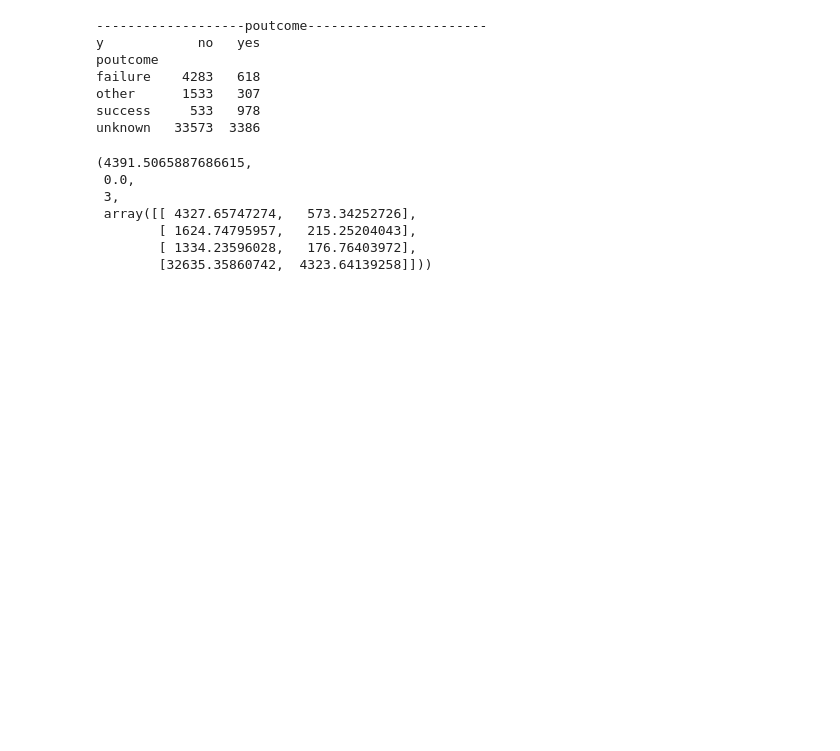
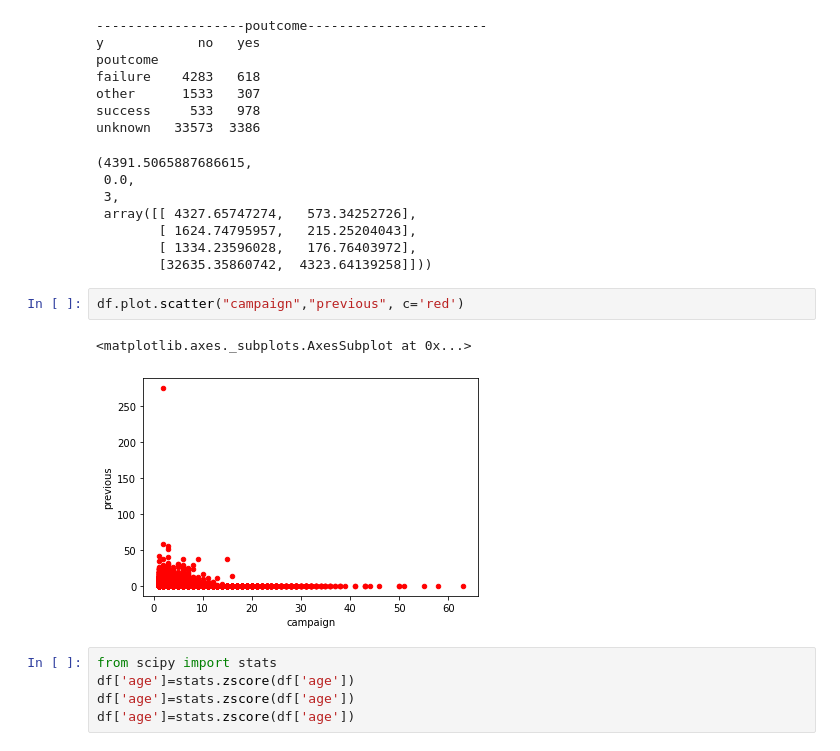
Before and after one commit to hieuvu99/ITEC4230_Project, a Jupyter notebook: Code.ipynb, the cells around one changed output. Saved outputs shown, nothing was run; the diff lists cells and outputs as text; blank space fills up the shorter version.

```diff
--- a/Code.ipynb
+++ b/Code.ipynb
@@ -421,3 +444,13 @@ unknown   33573  3386
         [ 1624.74795957,   215.25204043],
         [ 1334.23596028,   176.76403972],
         [32635.35860742,  4323.64139258]]))
+# %%
+df.plot.scatter("campaign","previous", c='red')
+# %% [output]
+<matplotlib.axes._subplots.AxesSubplot at 0x...>
+[figure, added]
+# %%
+from scipy import stats
+df['age']=stats.zscore(df['age'])
+df['age']=stats.zscore(df['age'])
+df['age']=stats.zscore(df['age'])
```
Also changed, not shown: parts of 14 cells of this notebook.
